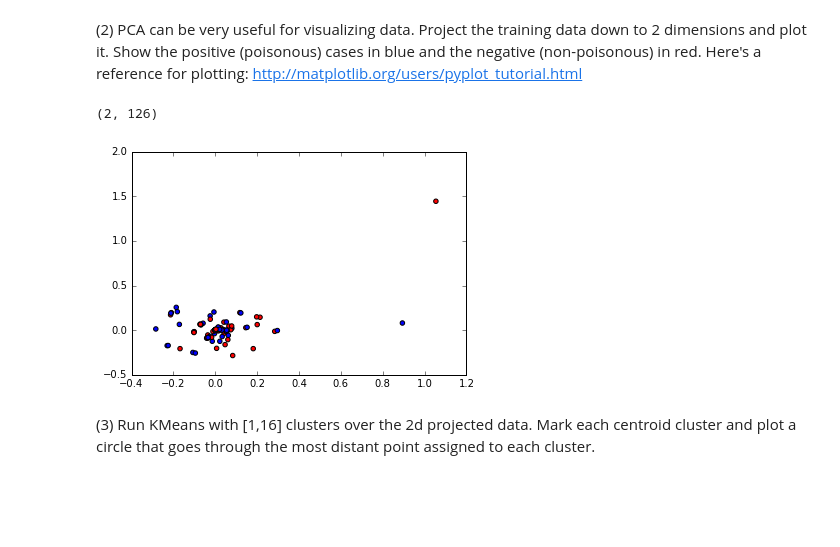
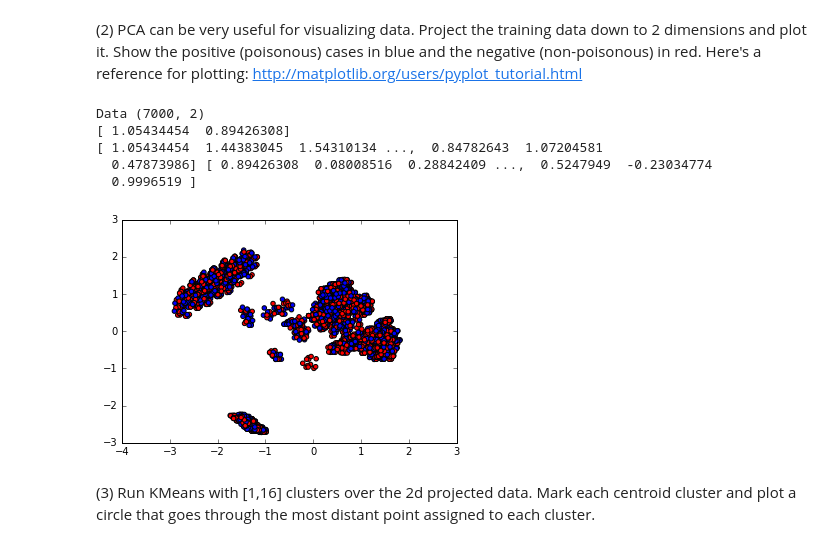
Before and after one commit to divpat18/w207, a Jupyter notebook: divyang_prateek_p3.ipynb, the cells around one changed output. Saved outputs shown, nothing was run; the diff lists cells and outputs as text; code cells hidden in the pictures; blank space fills up the shorter version.

```diff
--- a/divyang_prateek_p3.ipynb
+++ b/divyang_prateek_p3.ipynb
@@ -96,17 +78,21 @@ P1()
 # %%
 def P2():
 ### STUDENT START ###
     p2_pca = PCA(n_components=2)
     data = p2_pca.fit_transform(train_data)
-    plt.scatter(p2_pca.components_[0],p2_pca.components_[1],c=['#FF0000', '#0000FF'])
-    plt.scatter(data[:][0],data[:][1],c=['#FF0000', '#0000FF'])
-    print p2_pca.components_.shape
+    print 'Data',data.shape
+    #plt.scatter(p2_pca.components_[0],p2_pca.components_[1],c=['#FF0000', '#0000FF'])
+    plt.scatter(data[:,0],data[:,1],c=['#FF0000', '#0000FF'])
 ### STUDENT END ###
 
 P2()
 # %% [output]
-(2, 126)
+Data (7000, 2)
+[ 1.05434454  0.89426308]
+[ 1.05434454  1.44383045  1.54310134 ...,  0.84782643  1.07204581
+  0.47873986] [ 0.89426308  0.08008516  0.28842409 ...,  0.5247949  -0.23034774
+  0.9996519 ]
-[figure, old version]
+[figure, new version]
 # %% [markdown]
 (3) Run KMeans with [1,16] clusters over the 2d projected data. Mark each centroid cluster and plot a circle that goes through the most distant point assigned to each cluster.
 # %%
```
Also changed, not shown: parts of 2 cells of this notebook.
